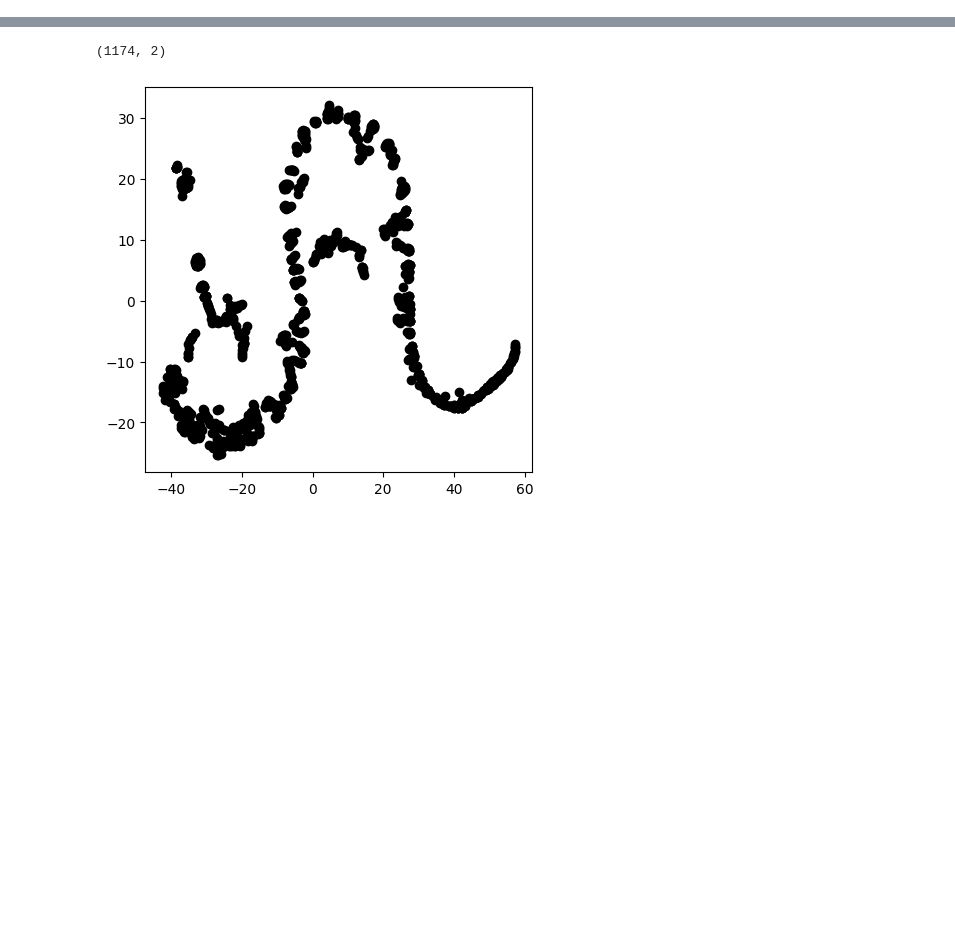
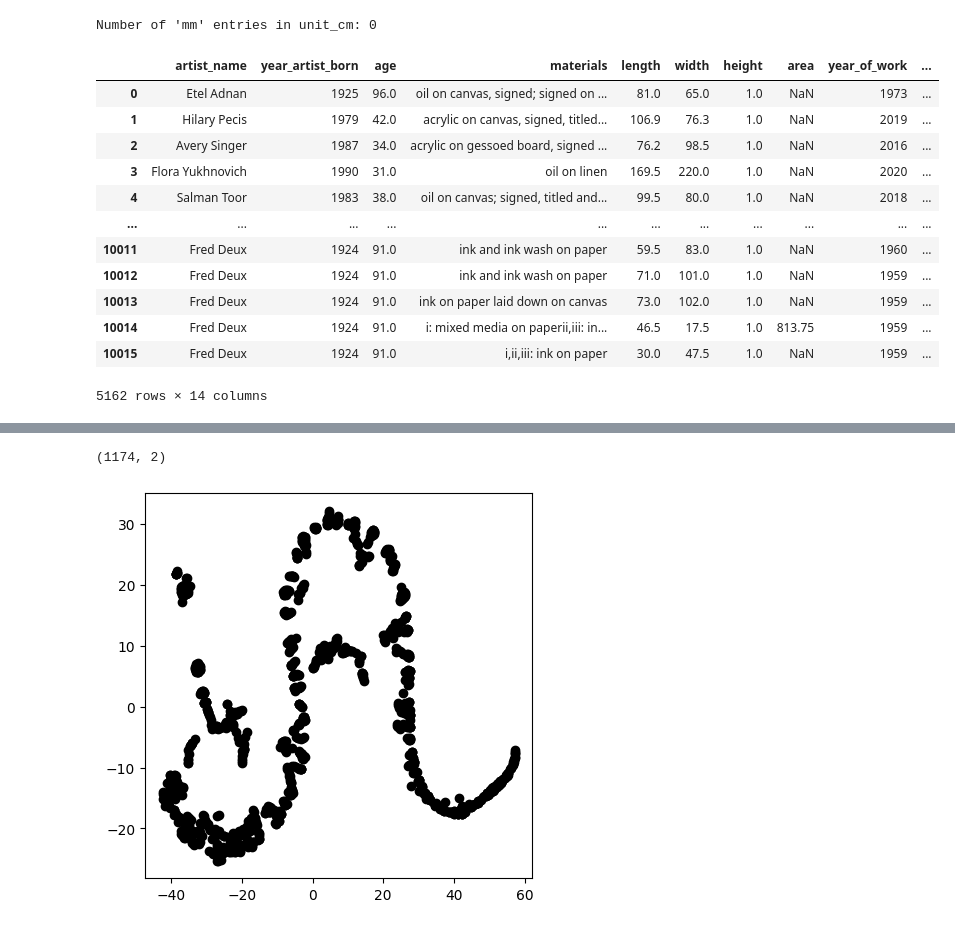
Before and after one commit to yasmin-mohamed-sufi/CS-Project, a Jupyter notebook: 1_Notebook.ipynb, the cells around one changed output, grey strips where cells are left out. Cells and saved outputs as stored; diff of their text form; code cells hidden in the pictures; blank space fills up the shorter version.

```diff
--- a/1_Notebook.ipynb
+++ b/1_Notebook.ipynb
@@ -44,0 +55,2 @@ print(df[[ "note"]])
+# %%
+df.rename(columns={'length:': 'length'}, inplace=True)
@@ -44,0 +76,3 @@ print(df[[ "note"]])
+# %%
+df.dropna(inplace=True)
+df.shape
@@ -44,0 +81,16 @@ print(df[[ "note"]])
+# %%
+# Convert columns to numeric types
+numeric_columns = ['length', 'width', 'height', 'area']
+df[numeric_columns] = df[numeric_columns].apply(pd.to_numeric, errors='coerce')
+
+# Convert mm to cm for length, width, height, and area columns where unit is mm
+mm_indices = df.index[df['unit_cm'] == 'mm']  # Get indices where unit is mm
+
+# Update values in mm to cm (divide by 10)
+df.loc[mm_indices, ['length', 'width', 'height', 'area']] /= 10
+
+# Update the unit column to reflect the change to cm
+df.loc[mm_indices, 'unit_cm'] = 'cm'
+
+# Display the updated DataFrame
+print(df)
@@ -44,0 +115,29 @@ print(df[[ "note"]])
+# %%
+count_mms = (df["unit_cm"] == "mm").sum()
+print("Number of 'mm' entries in unit_cm:", count_mms)
+# %% [output]
+Number of 'mm' entries in unit_cm: 0
+# %%
+df.drop("unit_cm", axis=1, inplace=True)
+# %%
+
+usd_remove = ['sold_in_USD', 'lower_est_USD', 'upper_est_USD']
+
+df[usd_remove] = df[usd_remove].replace('[\$,]', '', regex=True).astype(float)
+
+# Display the modified DataFrame
+df
+# %% [output]
+|  | artist_name | year_artist_born | age | materials | length | width | height | area | year_of_work | ... |
+| 0 | Etel Adnan | 1925 | 96.0 | oil on canvas, signed; signed on ... | 81.0 | 65.0 | 1.0 | NaN | 1973 | ... |
+| 1 | Hilary Pecis | 1979 | 42.0 | acrylic on canvas, signed, titled... | 106.9 | 76.3 | 1.0 | NaN | 2019 | ... |
+| 2 | Avery Singer | 1987 | 34.0 | acrylic on gessoed board, signed ... | 76.2 | 98.5 | 1.0 | NaN | 2016 | ... |
+| 3 | Flora Yukhnovich | 1990 | 31.0 | oil on linen | 169.5 | 220.0 | 1.0 | NaN | 2020 | ... |
+| 4 | Salman Toor | 1983 | 38.0 | oil on canvas; signed, titled and... | 99.5 | 80.0 | 1.0 | NaN | 2018 | ... |
+| ... | ... | ... | ... | ... | ... | ... | ... | ... | ... | ... |
+| 10011 | Fred Deux | 1924 | 91.0 | ink and ink wash on paper | 59.5 | 83.0 | 1.0 | NaN | 1960 | ... |
+| 10012 | Fred Deux | 1924 | 91.0 | ink and ink wash on paper | 71.0 | 101.0 | 1.0 | NaN | 1959 | ... |
+| 10013 | Fred Deux | 1924 | 91.0 | ink on paper laid down on canvas | 73.0 | 102.0 | 1.0 | NaN | 1959 | ... |
+| 10014 | Fred Deux | 1924 | 91.0 | i: mixed media on paperii,iii: in... | 46.5 | 17.5 | 1.0 | 813.75 | 1959 | ... |
+| 10015 | Fred Deux | 1924 | 91.0 | i,ii,iii: ink on paper | 30.0 | 47.5 | 1.0 | NaN | 1959 | ... |
+5162 rows × 14 columns
```
Also changed, not shown: parts of 59 cells of this notebook.
